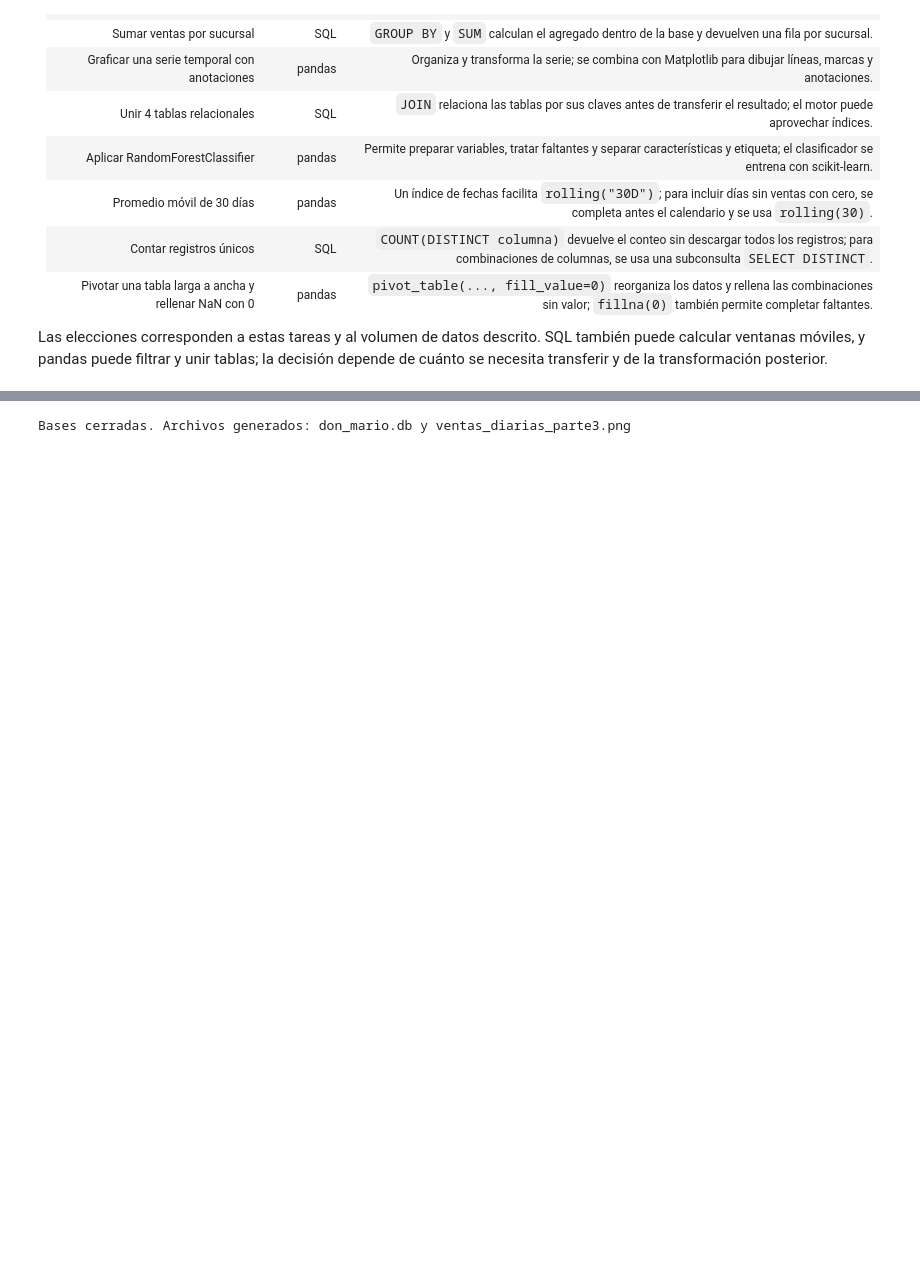
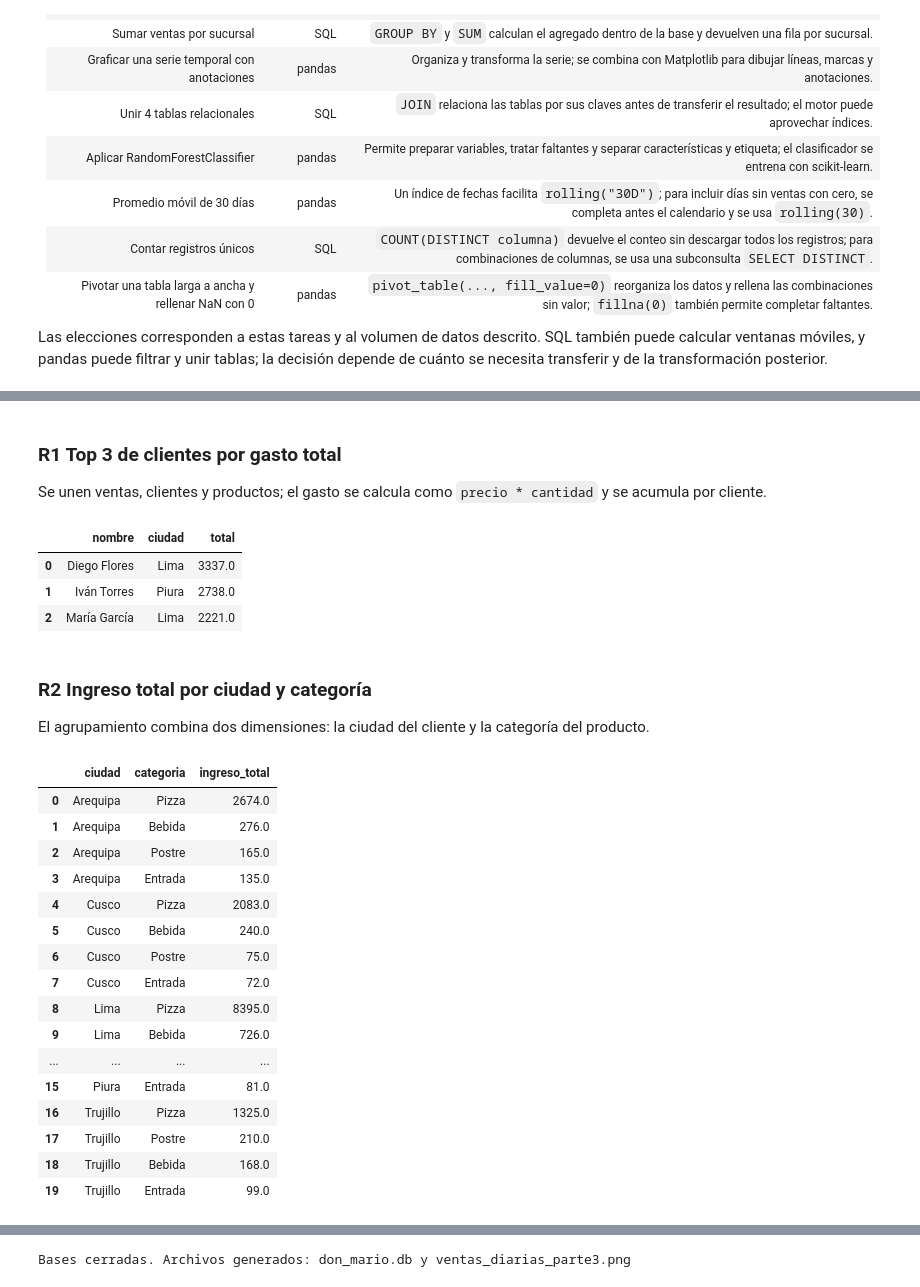
Before and after one commit to FabianMaquen/S06-ACTIVIDAD, a Jupyter notebook: S06_Partes_1_a_4_2311685.ipynb, the cells around one changed output, grey strips where cells are left out. Saved outputs shown, nothing was run; the diff lists cells and outputs as text; code cells hidden in the pictures; blank space fills up the shorter version.

```diff
--- a/S06_Partes_1_a_4_2311685.ipynb
+++ b/S06_Partes_1_a_4_2311685.ipynb
@@ -427,0 +418,56 @@ decisión depende de cuánto se necesita transferir y de la transformación post
+# %% [markdown]
+### R1 Top 3 de clientes por gasto total
+
+Se unen ventas, clientes y productos; el gasto se calcula como `precio * cantidad` y se acumula por cliente.
+# %%
+q_r1 = """
+SELECT c.nombre, c.ciudad,
+       ROUND(SUM(p.precio * v.cantidad), 2) AS total
+FROM ventas v
+JOIN clientes c  ON v.cliente_id = c.id
+JOIN productos p ON v.producto_id = p.id
+GROUP BY c.id, c.nombre, c.ciudad
+ORDER BY total DESC, c.nombre
+LIMIT 3;
+"""
+r1_personal = pd.read_sql(q_r1, conn)
+display(r1_personal)
+# %% [output]
+|  | nombre | ciudad | total |
+| 0 | Diego Flores | Lima | 3337.0 |
+| 1 | Iván Torres | Piura | 2738.0 |
+| 2 | María García | Lima | 2221.0 |
+# %% [markdown]
+### R2 Ingreso total por ciudad y categoría
+
+El agrupamiento combina dos dimensiones: la ciudad del cliente y la categoría del producto.
+# %%
+q_r2 = """
+SELECT c.ciudad, p.categoria,
+       ROUND(SUM(p.precio * v.cantidad), 2) AS ingreso_total
+FROM ventas v
+JOIN clientes c  ON v.cliente_id = c.id
+JOIN productos p ON v.producto_id = p.id
+GROUP BY c.ciudad, p.categoria
+ORDER BY c.ciudad, ingreso_total DESC;
+"""
+r2_personal = pd.read_sql(q_r2, conn)
+display(r2_personal)
+# %% [output]
+|  | ciudad | categoria | ingreso_total |
+| 0 | Arequipa | Pizza | 2674.0 |
+| 1 | Arequipa | Bebida | 276.0 |
+| 2 | Arequipa | Postre | 165.0 |
+| 3 | Arequipa | Entrada | 135.0 |
+| 4 | Cusco | Pizza | 2083.0 |
+| 5 | Cusco | Bebida | 240.0 |
+| 6 | Cusco | Postre | 75.0 |
+| 7 | Cusco | Entrada | 72.0 |
+| 8 | Lima | Pizza | 8395.0 |
+| 9 | Lima | Bebida | 726.0 |
+| ... | ... | ... | ... |
+| 15 | Piura | Entrada | 81.0 |
+| 16 | Trujillo | Pizza | 1325.0 |
+| 17 | Trujillo | Postre | 210.0 |
+| 18 | Trujillo | Bebida | 168.0 |
+| 19 | Trujillo | Entrada | 99.0 |
```
Also changed, not shown: parts of 36 cells of this notebook, 1 other file.
